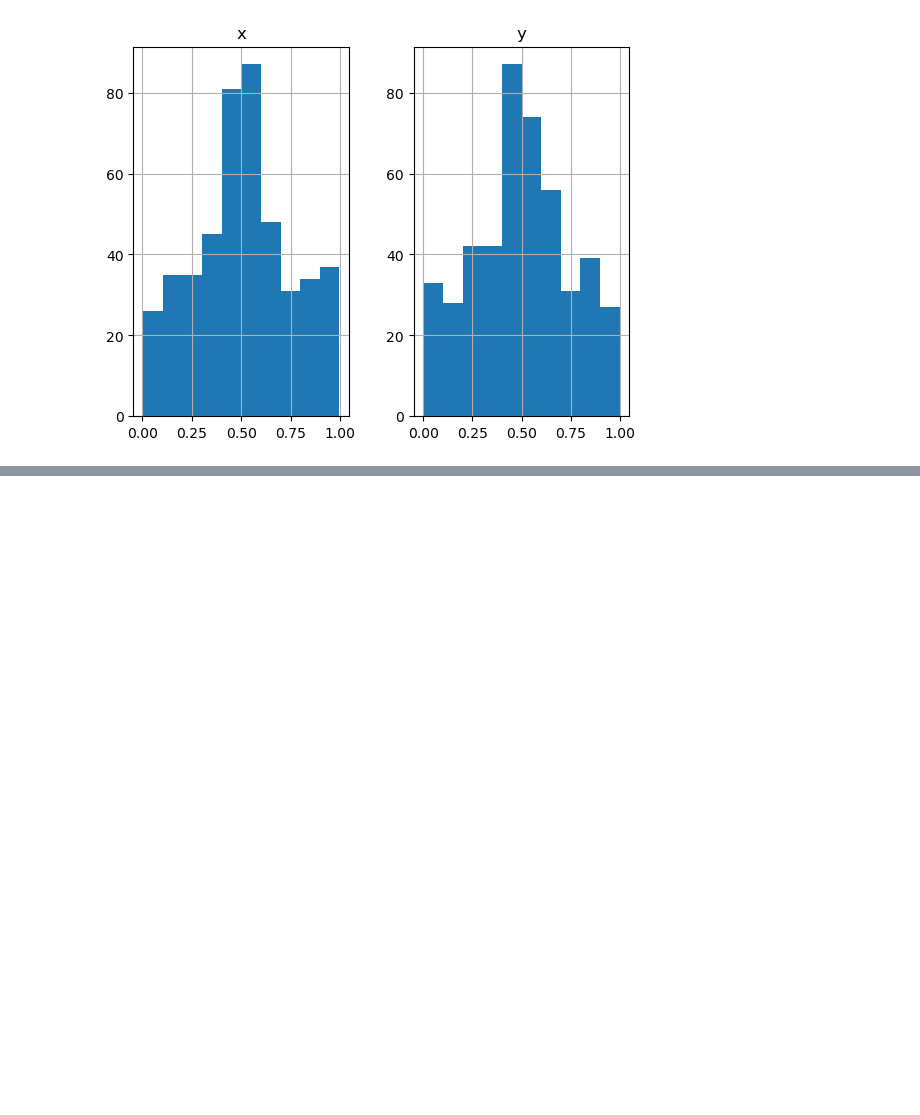
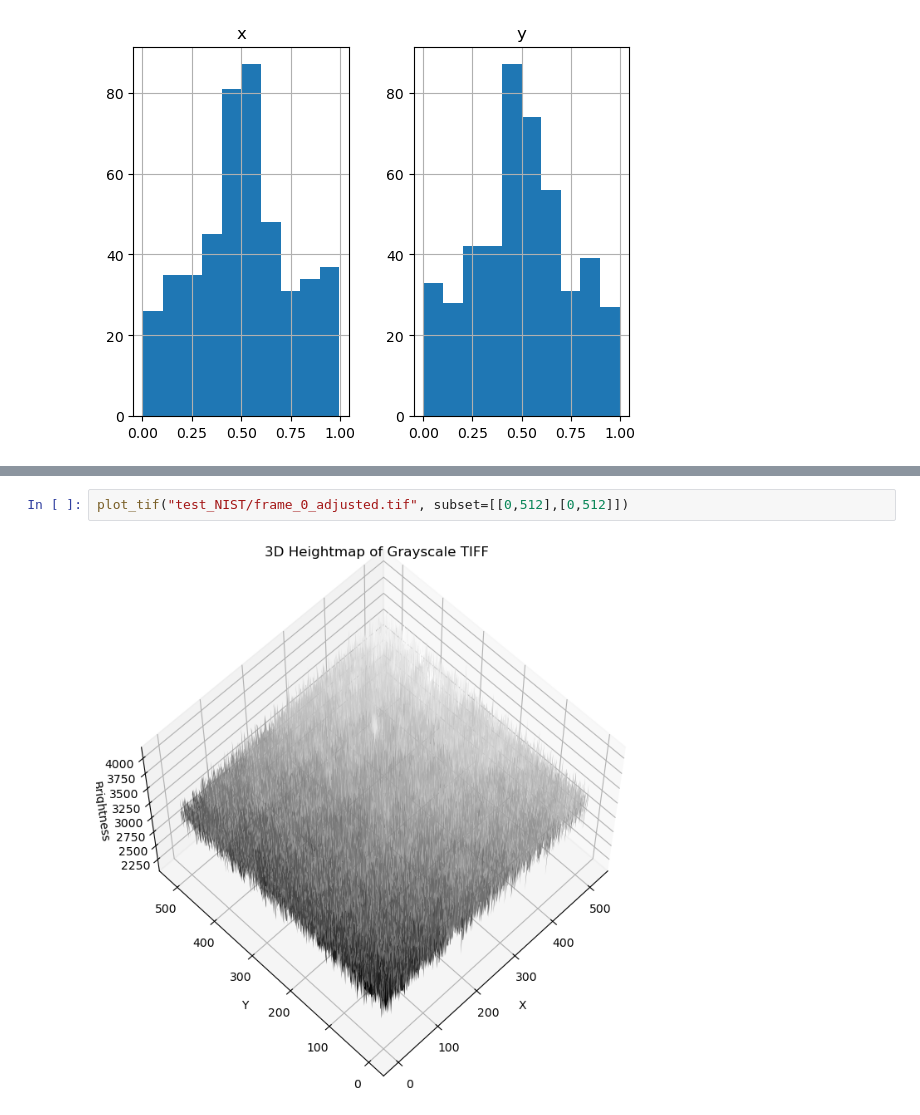
Before and after one commit to soso1407/nanoparticle-tracking-simulation, a Jupyter notebook: src/Main.ipynb, the cells around one changed output, grey strips where cells are left out. Cells and saved outputs as stored; diff of their text form; blank space fills up the shorter version.

```diff
--- a/src/Main.ipynb
+++ b/src/Main.ipynb
@@ -351,0 +470,4 @@ array([[<Axes: title={'center': 'x'}>, <Axes: title={'center': 'y'}>]],
+# %%
+plot_tif("test_NIST/frame_0_adjusted.tif", subset=[[0,512],[0,512]])
+# %% [output]
+[figure, added]
```
Also changed, not shown: parts of 12 cells of this notebook, 7 other files.
